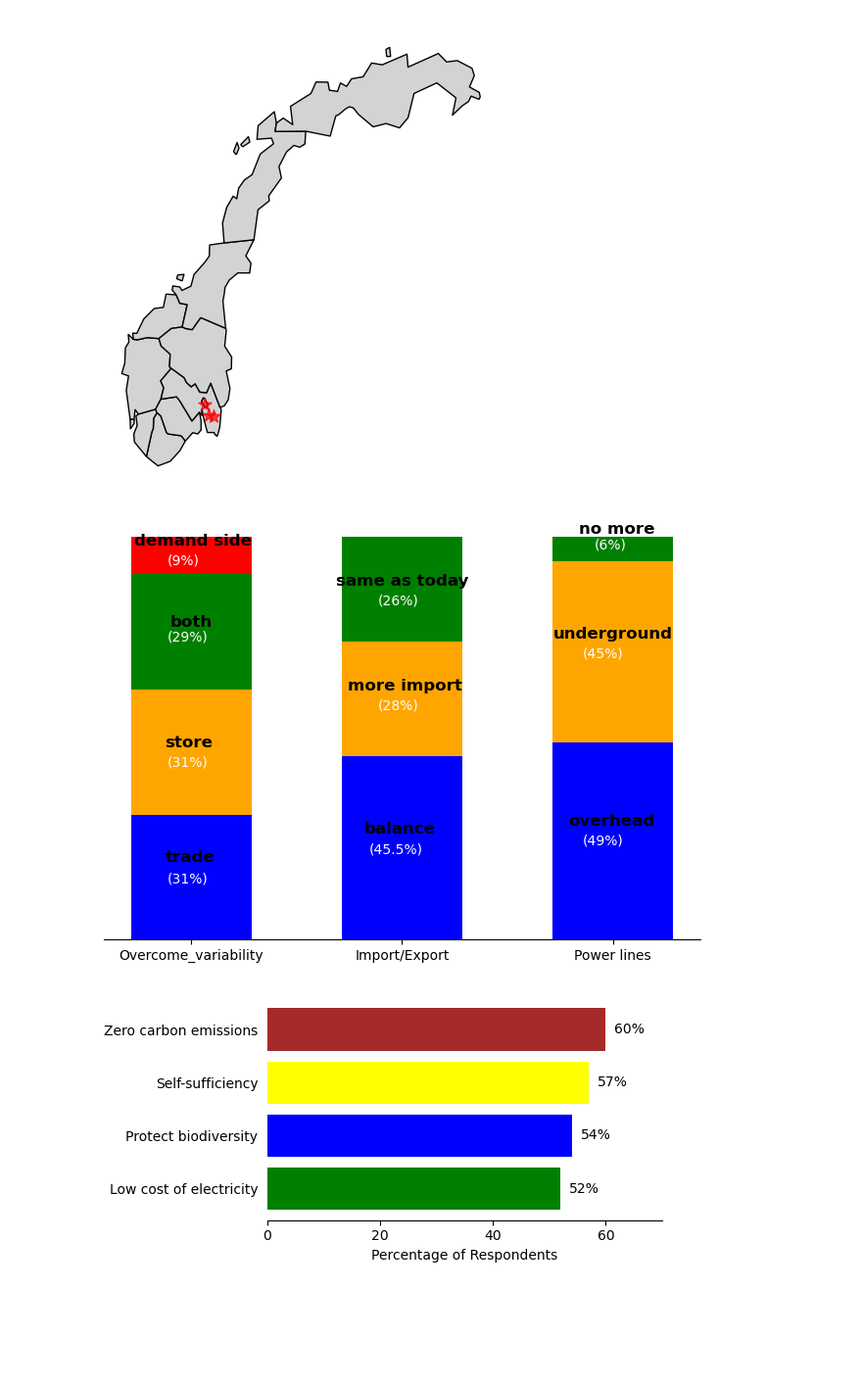
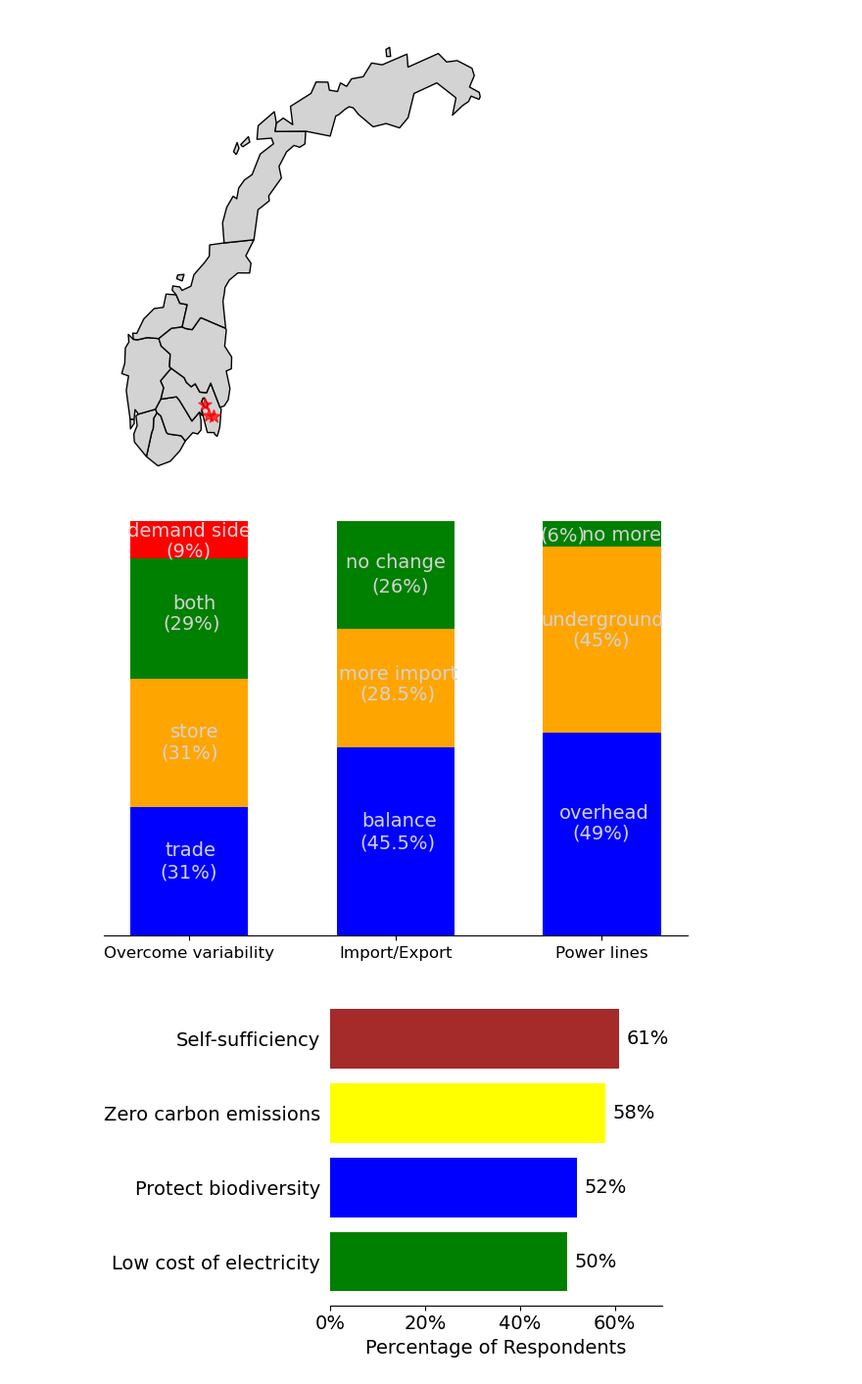
Before and after one commit to JavedMS/Mapping_Workshops_EFF, a Jupyter notebook: workshop_plots.ipynb, the cells around one changed output. Shown at 98% size. Saved outputs shown, nothing was run; the diff lists cells and outputs as text; code cells hidden in the pictures; blank space fills up the shorter version.

Commit message:
Figures and workshop notebook updates

```diff
--- a/workshop_plots.ipynb
+++ b/workshop_plots.ipynb
@@ -715,7 +699,7 @@ DDst= [100, np.nan, np.nan]
 
 bar1_label = ['trade', 'balance', 'overhead', 'demand response']
 bar2_label = ['store', 'more import', 'underground']
-bar3_label = ['both', 'same as today', 'no more']
+bar3_label = ['both', 'no change', 'no more']
 bar4_label = ['demand side', '', '']
 
 
@@ -735,30 +719,30 @@ bars2 = ax.bar(ind, Bst, color=colors[1], edgecolor='none', width=barWidth, bott
 bars3 = ax.bar(ind, Cst, color=colors[2], edgecolor='none', width=barWidth, bottom=BBst,)
 bars4 = ax.bar(ind, Dst, color=colors[3], edgecolor='none', width=barWidth, bottom=CCst,)
 
+# lightgrey versus Black
+ax.text(0-0.05, AAst[0]/2-1.5, f'({AAst[0]:.0f}%)', color='#D3D3D3', fontsize=14)
+ax.text(0+0.045, AAst[0]/2+3, bar1_label[0], ha='right', va='bottom', fontsize=14, color='#D3D3D3')
+ax.text(0+0.29, AAst[1]/2-1.5, f'({AAst[1]:.1f}%)', color='#D3D3D3', fontsize=14)
+ax.text(0+0.42, AAst[0]/2+10, bar1_label[1], ha='right', va='bottom', fontsize=14, color='#D3D3D3')
+ax.text(0+0.65, AAst[2]/2-1, f'({AAst[2]:.0f}%)', color='#D3D3D3', fontsize=14)
+ax.text(0+0.78, AAst[2]/2+3, bar1_label[2], ha='right', va='bottom', fontsize=14, color='#D3D3D3')
 
-ax.text(0-0.04, AAst[0]/2-1.5, f'({AAst[0]:.0f}%)', color='white')
-ax.text(0+0.04, AAst[0]/2+3, bar1_label[0], ha='right', va='bottom', fontsize=12, fontweight='bold')
-ax.text(0+0.295, AAst[1]/2-1.5, f'({AAst[1]:.1f}%)', color='white')
-ax.text(0+0.405, AAst[0]/2+10, bar1_label[1], ha='right', va='bottom', fontsize=12, fontweight='bold')
-ax.text(0+0.65, AAst[2]/2-1, f'({AAst[2]:.0f}%)', color='white')
-ax.text(0+0.77, AAst[2]/2+3, bar1_label[2], ha='right', va='bottom', fontsize=12, fontweight='bold')
+ax.text(0-0.048, BBst[0]-19, f'({Bst[0]:.0f}%)', color='#D3D3D3', fontsize=14)
+ax.text(0+0.05, BBst[0]-15, bar2_label[0], ha='right', va='bottom', fontsize=14, color='#D3D3D3')
+ax.text(0+0.29, BBst[1]-17, f'({Bst[1]:.1f}%)', color='#D3D3D3', fontsize=14)
+ax.text(0+0.455, BBst[1]-13, bar2_label[1], ha='right', va='bottom', fontsize=14, color='#D3D3D3')
+ax.text(0+0.65, BBst[2]-24, f'({Bst[2]:.0f}%)', color='#D3D3D3', fontsize=14)
+ax.text(0+0.805, BBst[2]-20, bar2_label[2], ha='right', va='bottom', fontsize=14, color='#D3D3D3')
 
-ax.text(0-0.04, BBst[0]-19, f'({Bst[0]:.0f}%)', color='white')
-ax.text(0+0.035, BBst[0]-15, bar2_label[0], ha='right', va='bottom', fontsize=12, fontweight='bold')
-ax.text(0+0.31, BBst[1]-17, f'({Bst[1]:.0f}%)', color='white')
-ax.text(0+0.45, BBst[1]-13, bar2_label[1], ha='right', va='bottom', fontsize=12, fontweight='bold')
-ax.text(0+0.65, BBst[2]-24, f'({Bst[2]:.0f}%)', color='white')
-ax.text(0+0.8, BBst[2]-20, bar2_label[2], ha='right', va='bottom', fontsize=12, fontweight='bold')
+ax.text(0-0.045, CCst[0]-17, f'({Cst[0]:.0f}%)', color='#D3D3D3', fontsize=14)
+ax.text(0+0.045, CCst[0]-13, bar3_label[0], ha='right', va='bottom', fontsize=14, color='#D3D3D3')
+ax.text(0+0.31, CCst[1]-17, f'({Cst[1]:.0f}%)', color='#D3D3D3', fontsize=14)
+ax.text(0+0.435, CCst[1]-12, bar3_label[1], ha='right', va='bottom', fontsize=14, color='#D3D3D3')
+ax.text(0+0.595, CCst[2]-4.5, f'({Cst[2]:.0f}%)', color='#D3D3D3', fontsize=14)
+ax.text(0+0.8015, CCst[2]-5.5, bar3_label[2], ha='right', va='bottom', fontsize=14, color='#D3D3D3')
 
-ax.text(0-0.04, CCst[0]-17, f'({Cst[0]:.0f}%)', color='white')
-ax.text(0+0.035, CCst[0]-14, bar3_label[0], ha='right', va='bottom', fontsize=12, fontweight='bold')
-ax.text(0+0.31, CCst[1]-17, f'({Cst[1]:.0f}%)', color='white')
-ax.text(0+0.46, CCst[1]-13, bar3_label[1], ha='right', va='bottom', fontsize=12, fontweight='bold')
-ax.text(0+0.67, CCst[2]-3, f'({Cst[2]:.0f}%)', color='white')
-ax.text(0+0.77, CCst[2], bar3_label[2], ha='right', va='bottom', fontsize=12, fontweight='bold')
-
-ax.text(0-0.04, DDst[0]-7, f'({Dst[0]:.0f}%)', color='white')
-ax.text(0+0.10, DDst[0]-3, bar4_label[0], ha='right', va='bottom', fontsize=12, fontweight='bold')
+ax.text(0-0.04, DDst[0]-8.5, f'({Dst[0]:.0f}%)', color='#D3D3D3', fontsize=14)
+ax.text(0+0.1045, DDst[0]-4.5, bar4_label[0], ha='right', va='bottom', fontsize=14, color='#D3D3D3')
 
 ax.spines['top'].set_visible(False)
 ax.spines['right'].set_visible(False)
@@ -767,60 +751,61 @@ ax.tick_params(left=False, right=False, top=False)
 ax.set_yticks([])
 
 ax.set_xticks(ind)
-ax.set_xticklabels(['Overcome_variability', 'Import/Export', 'Power lines'])
+ax.set_xticklabels(['Overcome variability', 'Import/Export', 'Power lines'], fontsize=12)
 
 plt.tight_layout()
-plt.savefig('variaability_import_transimission.png', dpi=300, bbox_inches='tight')
+#plt.savefig('variaability_import_transimission_Black.png', dpi=300, bbox_inches='tight')
 # %% [output]
-[figure, old version]
+[figure, new version]
 # %%
 # What is the most important when producing electricity
 
 options = [
+    "Self-sufficiency",
     "Zero carbon emissions",
-    "Self-sufficiency",
-    "Low cost of electricity",
-    "Protect biodiversity"
+    "Protect biodiversity",
+    "Low cost of electricity"
+
 ]
-respondents = [60, 57, 52, 54]  # Replace with your actual data
+respondents = [61, 58, 52, 50]  # Replace with your actual data
 
 
 # Sort the data
 sorted_idx = sorted(range(len(respondents)), key=lambda i: respondents[i])
 options = [options[i] for i in sorted_idx]
 respondents = [respondents[i] for i in sorted_idx]
 
 
 # Create a horizontal bar chart
-plt.figure(figsize=(6, 3))
+plt.figure(figsize=(6, 4))
 bars = plt.barh(options, respondents, color=['green', 'blue', 'yellow', 'brown'])
-plt.xlabel('Percentage of Respondents')
+plt.xlabel('Percentage of Respondents', fontsize=14)
 #plt.title('Most important factors in electricity production')
 
 # Set the limit for the x-axis from 0 to 100
 plt.xlim(0, 70)
-plt.xticks(range(0, 70, 20))
-
-# Optionally, remove the y-ticks if you want a cleaner look
-#plt.yticks([])
+tick_positions = range(0, 70, 20)
+tick_labels = [f'{i}%' for i in tick_positions]
+plt.xticks(tick_positions, tick_labels, fontsize=14)
+plt.yticks(fontsize=14)
 
 for bar in bars:
-    plt.text(bar.get_width() + 1.5, bar.get_y() + bar.get_height()/2, f'{bar.get_width()}%', va='center')
+    plt.text(bar.get_width() + 1.5, bar.get_y() + bar.get_height()/2, f'{bar.get_width()}%', va='center', fontsize=14)
 
 
 
 plt.gca().spines['top'].set_visible(False)
 plt.gca().spines['right'].set_visible(False)
 plt.gca().spines['left'].set_visible(False)
 plt.tick_params(left=False, right=False, top=False)
 
 
 # Show the plot
 plt.tight_layout()
-plt.savefig('imp_to_produce_electricity.png', dpi=300, bbox_inches='tight')
+plt.savefig('imp_to_produce_electricity.png', dpi=300, transparent=True, bbox_inches='tight')
 plt.show()
 # %% [output]
-[figure, old version]
+[figure, new version]
 # %%
 # Imp_to_produce_electricity could be placed with words figure as both shows less concerened about cost and more about nature
 # %%
```
Also changed, not shown: parts of 44 cells of this notebook, 11 other files.
